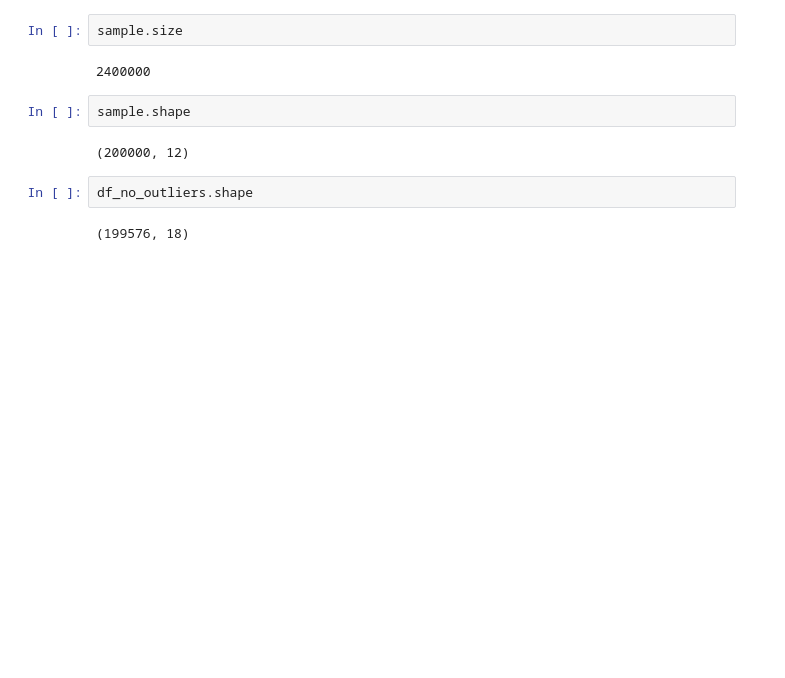
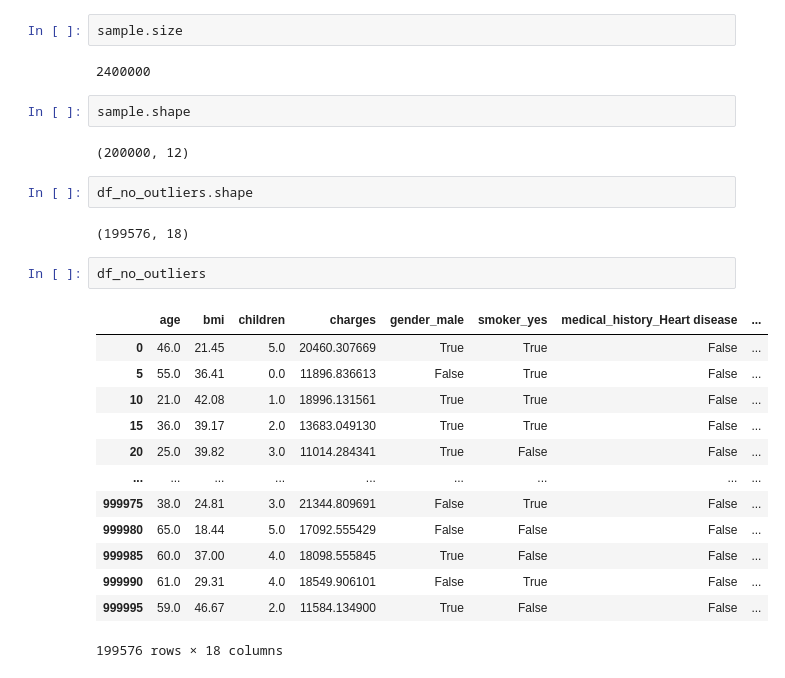
Before and after one commit to creysac123/insurance, a Jupyter notebook: notebook/inttrvu_ai_regression.ipynb, the cells around one changed output. Saved outputs shown, nothing was run; the diff lists cells and outputs as text; blank space fills up the shorter version.

```diff
--- a/notebook/inttrvu_ai_regression.ipynb
+++ b/notebook/inttrvu_ai_regression.ipynb
@@ -472,3 +403,19 @@ sample.shape
 df_no_outliers.shape
 # %% [output]
 (199576, 18)
+# %%
+df_no_outliers
+# %% [output]
+|  | age | bmi | children | charges | gender_male | smoker_yes | medical_history_Heart disease | ... |
+| 0 | 46.0 | 21.45 | 5.0 | 20460.307669 | True | True | False | ... |
+| 5 | 55.0 | 36.41 | 0.0 | 11896.836613 | False | True | False | ... |
+| 10 | 21.0 | 42.08 | 1.0 | 18996.131561 | True | True | False | ... |
+| 15 | 36.0 | 39.17 | 2.0 | 13683.049130 | True | True | False | ... |
+| 20 | 25.0 | 39.82 | 3.0 | 11014.284341 | True | False | False | ... |
+| ... | ... | ... | ... | ... | ... | ... | ... | ... |
+| 999975 | 38.0 | 24.81 | 3.0 | 21344.809691 | False | True | False | ... |
+| 999980 | 65.0 | 18.44 | 5.0 | 17092.555429 | False | False | False | ... |
+| 999985 | 60.0 | 37.00 | 4.0 | 18098.555845 | True | False | False | ... |
+| 999990 | 61.0 | 29.31 | 4.0 | 18549.906101 | False | True | False | ... |
+| 999995 | 59.0 | 46.67 | 2.0 | 11584.134900 | True | False | False | ... |
+199576 rows × 18 columns
```
Also changed, not shown: parts of 16 cells of this notebook, 14 other files.
